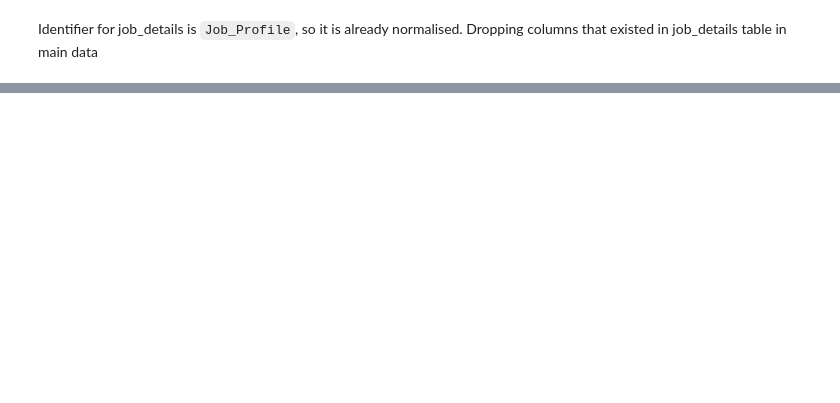
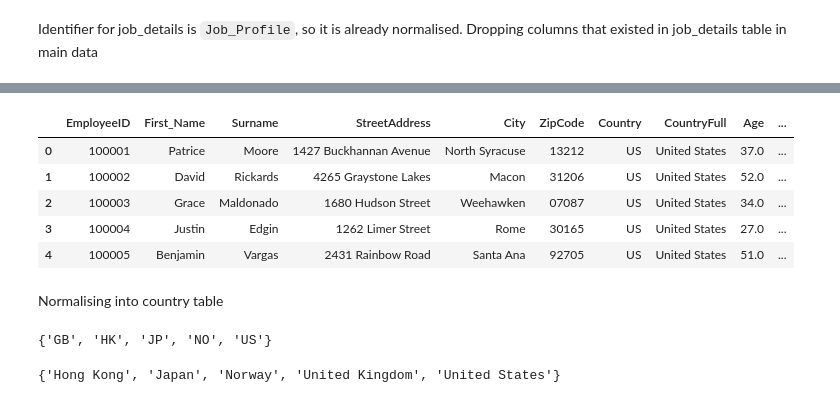
Before and after one commit to BrianLoe/ETL-and-DataViz, a Jupyter notebook: human_resource/HR/Normalization and validation.ipynb, the cells around one changed output, grey strips where cells are left out. Cells and saved outputs as stored; diff of their text form; code cells hidden in the pictures; blank space fills up the shorter version.

```diff
--- a/human_resource/HR/Normalization and validation.ipynb
+++ b/human_resource/HR/Normalization and validation.ipynb
@@ -175,2 +190,6 @@ data.head().iloc[:,13:]
 # %% [markdown]
 Identifier for job_details is `Job_Profile`, so it is already normalised. Dropping columns that existed in job_details table in main data
+# %%
+col_to_drop = list(job_details.columns)
+col_to_drop.remove('Job_Profile')
+col_to_drop
@@ -176,0 +198,3 @@ Identifier for job_details is `Job_Profile`, so it is already normalised. Droppi
+# %%
+data.drop(col_to_drop, axis=1, inplace=True)
+data.head()
@@ -176,0 +256,21 @@ Identifier for job_details is `Job_Profile`, so it is already normalised. Droppi
+# %%
+# Drop StateFull in main data
+data.drop('StateFull', axis=1, inplace=True)
+data.head()
+# %% [output]
+|  | EmployeeID | First_Name | Surname | StreetAddress | City | ZipCode | Country | CountryFull | Age | ... |
+| 0 | 100001 | Patrice | Moore | 1427 Buckhannan Avenue | North Syracuse | 13212 | US | United States | 37.0 | ... |
+| 1 | 100002 | David | Rickards | 4265 Graystone Lakes | Macon | 31206 | US | United States | 52.0 | ... |
+| 2 | 100003 | Grace | Maldonado | 1680 Hudson Street | Weehawken | 07087 | US | United States | 34.0 | ... |
+| 3 | 100004 | Justin | Edgin | 1262 Limer Street | Rome | 30165 | US | United States | 27.0 | ... |
+| 4 | 100005 | Benjamin | Vargas | 2431 Rainbow Road | Santa Ana | 92705 | US | United States | 51.0 | ... |
+# %% [markdown]
+Normalising into country table
+# %%
+set(data['Country']) # Check how many countries we have
+# %% [output]
+{'GB', 'HK', 'JP', 'NO', 'US'}
+# %%
+set(data['CountryFull'])
+# %% [output]
+{'Hong Kong', 'Japan', 'Norway', 'United Kingdom', 'United States'}
```
Also changed, not shown: parts of 33 cells of this notebook.
